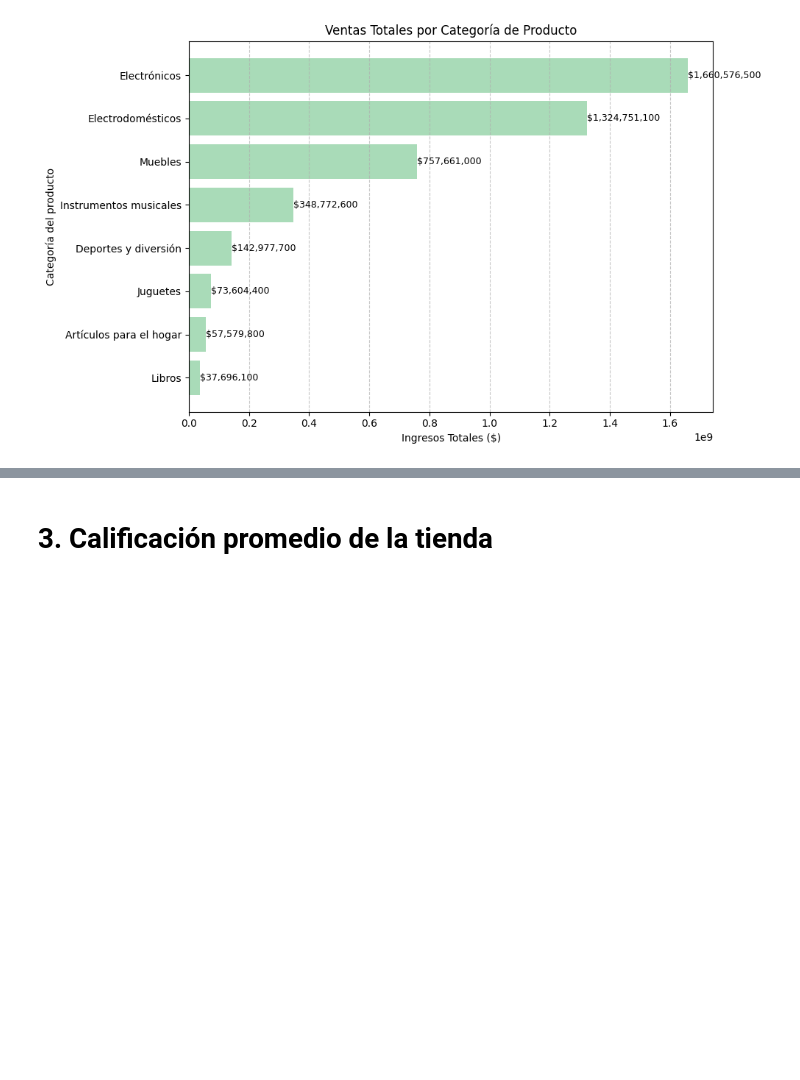
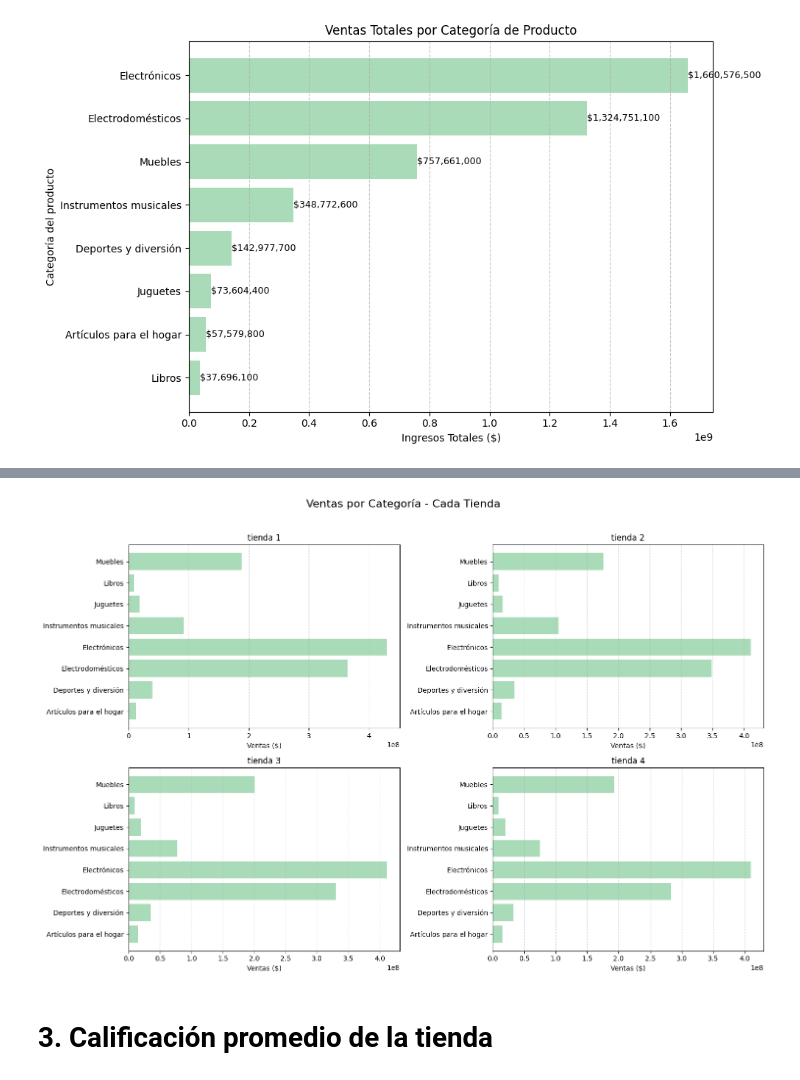
Before and after one commit to eduard0cortes/Desaf-o-Data-Science, a Jupyter notebook: AluraStoreLatam.ipynb, the cells around one changed output, grey strips where cells are left out. Drawn from its saved outputs; the diff is of its cells as text; code cells hidden in the pictures; blank space fills up the shorter version.

```diff
--- a/AluraStoreLatam.ipynb
+++ b/AluraStoreLatam.ipynb
@@ -109,3 +124,19 @@ después continuamos
+# %%
+fig, axes = plt.subplots(2, 2, figsize=(15, 10))
+tiendas_data = [tienda, tienda2, tienda3, tienda4]
+tiendas_nombres = ['tienda 1', 'tienda 2', 'tienda 3', 'tienda 4']
+for i, ax in enumerate(axes.flatten()):
+    categoria = tiendas_data[i].groupby('Categoría del Producto')['Precio'].sum()
+    ax.barh(categoria.index, categoria.values, color='#A9DBB8')
+    ax.set_title(tiendas_nombres[i])
+    ax.set_xlabel('Ventas ($)')
+    ax.grid(axis='x', linestyle='--', alpha=0.5)
+
+plt.suptitle('Ventas por Categoría - Cada Tienda', fontsize=16)
+plt.tight_layout(rect=[0, 0, 1, 0.96])
+plt.show()
+# %% [output]
+[figure, added]
 # %% [markdown]
 # 3. Calificación promedio de la tienda
 # %% [markdown]
```
Also changed, not shown: parts of 1 cell of this notebook.
